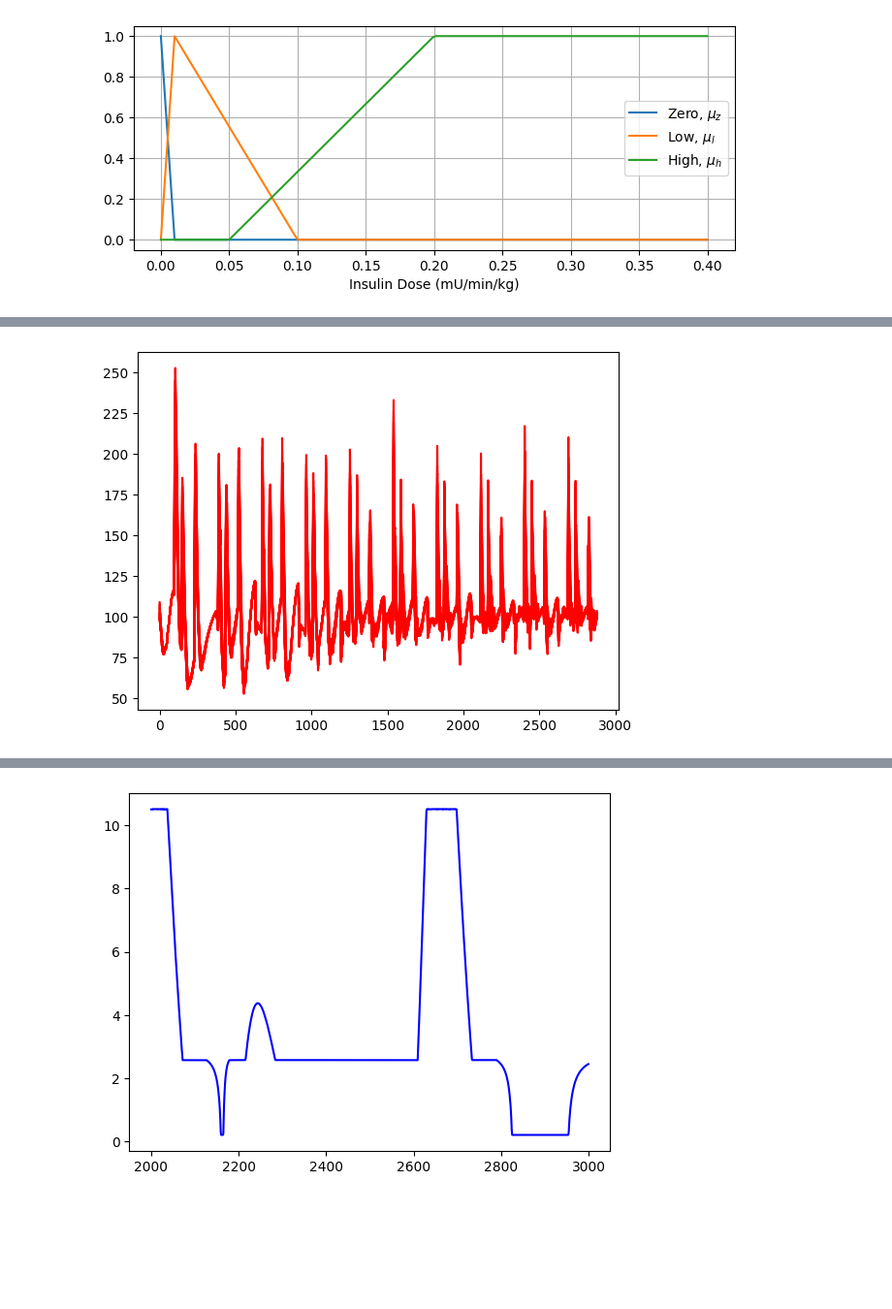
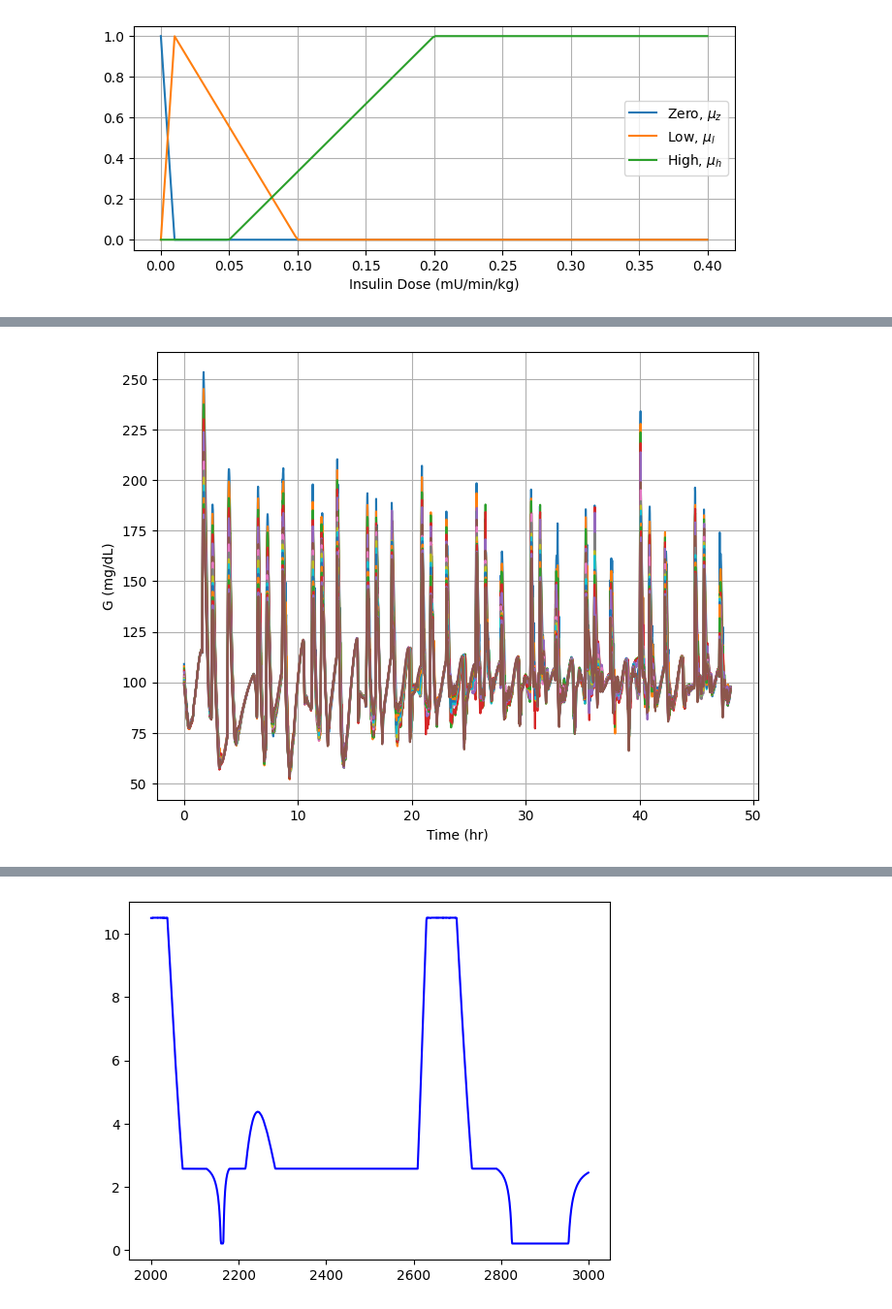
Before and after one commit to DCL-IBL/llm-fuzzy-control, a Jupyter notebook: plot_results.ipynb, the cells around one changed output, grey strips where cells are left out. Shown at 97% size. Drawn from its saved outputs; the diff is of its cells as text; code cells hidden in the pictures; blank space fills up the shorter version.

```diff
--- a/plot_results.ipynb
+++ b/plot_results.ipynb
@@ -88,9 +88,15 @@ plt.show(F)
 # %%
-f = open("sim_result_1.json")
+f = open("training_10_day.json")
 dat1 = json.loads(f.read())
 f.close()
 time = np.arange(0,len(dat1['u']))
-F = plt.plot(time,np.array(dat1['y'])*18,'r')
+F = plt.figure(figsize=(8,6))
+ax = F.add_subplot()
+ax.plot(time/60.0,np.array(dat1['y'])*18)
+ax.grid(which='both')
+ax.set_xlabel('Time (hr)')
+ax.set_ylabel('G (mg/dL)')
 plt.show(F)
+F.savefig('glucose_training.pdf',dpi=300,pad_inches=0,bbox_inches='tight')
 # %% [output]
-[figure, old version]
+[figure, new version]
```
Also changed, not shown: parts of 3 cells of this notebook.
